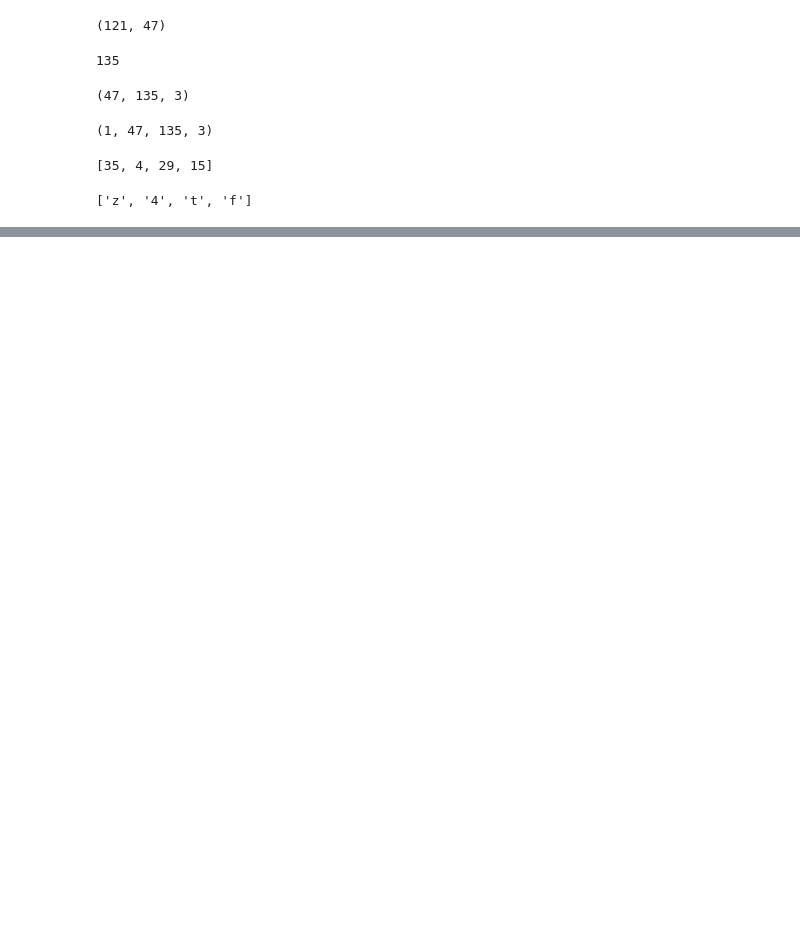
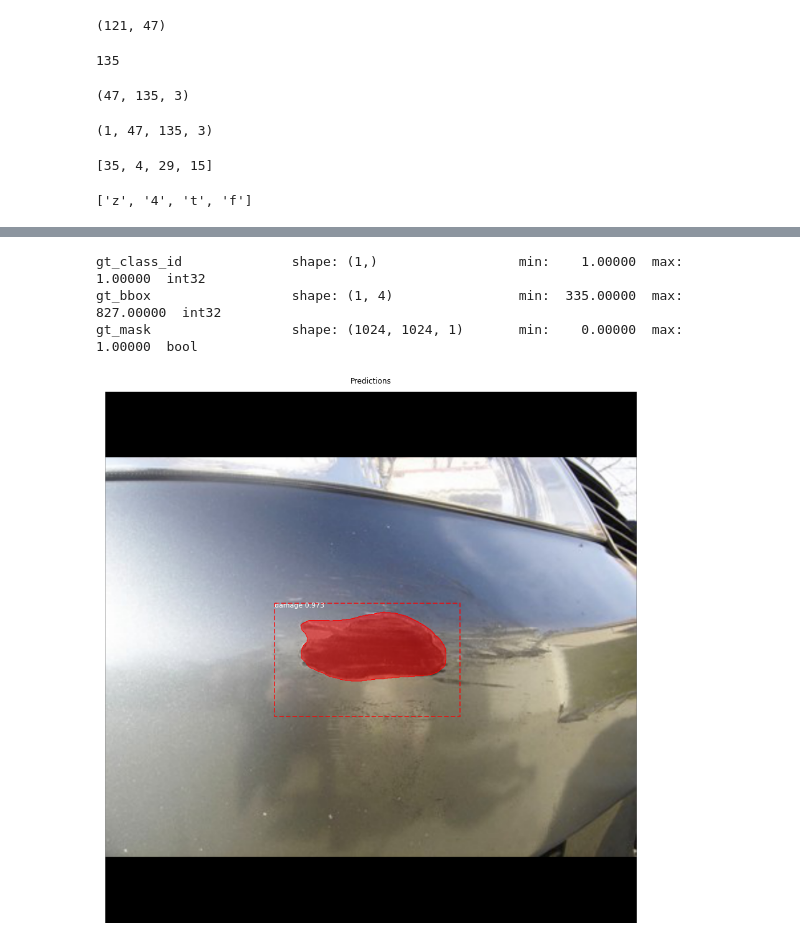
Before and after one commit to ywchiu/fubondl, a Jupyter notebook: Demo20210115.ipynb, the cells around one changed output, grey strips where cells are left out. Cells and saved outputs as stored; diff of their text form; code cells hidden in the pictures; blank space fills up the shorter version.

```diff
--- a/Demo20210115.ipynb
+++ b/Demo20210115.ipynb
@@ -247,0 +448,11 @@ characters = '0123456789abcdefghijklmnopqrstuvwxyz'
+# %%
+def get_ax(rows=1, cols=1, size=16):
+    _, ax = plt.subplots(rows, cols, figsize=(size*cols, size*rows))
+    return ax
+# %%
+dataset = custom.CustomDataset()
+dataset.load_custom(custom_DIR, "val")
+
+dataset.prepare()
+
+print("Images: {}\nClasses: {}".format(len(dataset.image_ids), dataset.class_names))
@@ -247,0 +462,4 @@ characters = '0123456789abcdefghijklmnopqrstuvwxyz'
+# %%
+model = modellib.MaskRCNN(mode="inference", model_dir=MODEL_DIR,
+                              config=config)
+model.load_weights(custom_WEIGHTS_PATH, by_name=True)
@@ -247,0 +480,11 @@ characters = '0123456789abcdefghijklmnopqrstuvwxyz'
+# %%
+import random
+image_id = random.choice(dataset.image_ids)
+image, image_meta, gt_class_id, gt_bbox, gt_mask =\
+    modellib.load_image_gt(dataset, config, image_id, use_mini_mask=False)
+info = dataset.image_info[image_id]
+print("image ID: {}.{} ({}) {}".format(info["source"], info["id"], image_id,
+                                       dataset.image_reference(image_id)))
+
+# Run object detection
+results = model.detect([image], verbose=1)
@@ -247,0 +498,16 @@ characters = '0123456789abcdefghijklmnopqrstuvwxyz'
+# %%
+from matplotlib import pyplot as plt
+# Display results
+ax = get_ax(1)
+r = results[0]
+visualize.display_instances(image, r['rois'], r['masks'], r['class_ids'],
+                            dataset.class_names, r['scores'], ax=ax,
+                            title="Predictions")
+log("gt_class_id", gt_class_id)
+log("gt_bbox", gt_bbox)
+log("gt_mask", gt_mask)
+# %% [output]
+gt_class_id              shape: (1,)                  min:    1.00000  max:    1.00000  int32
+gt_bbox                  shape: (1, 4)                min:  335.00000  max:  827.00000  int32
+gt_mask                  shape: (1024, 1024, 1)       min:    0.00000  max:    1.00000  bool
+[figure, added]
```
Also changed, not shown: parts of 29 cells of this notebook.
